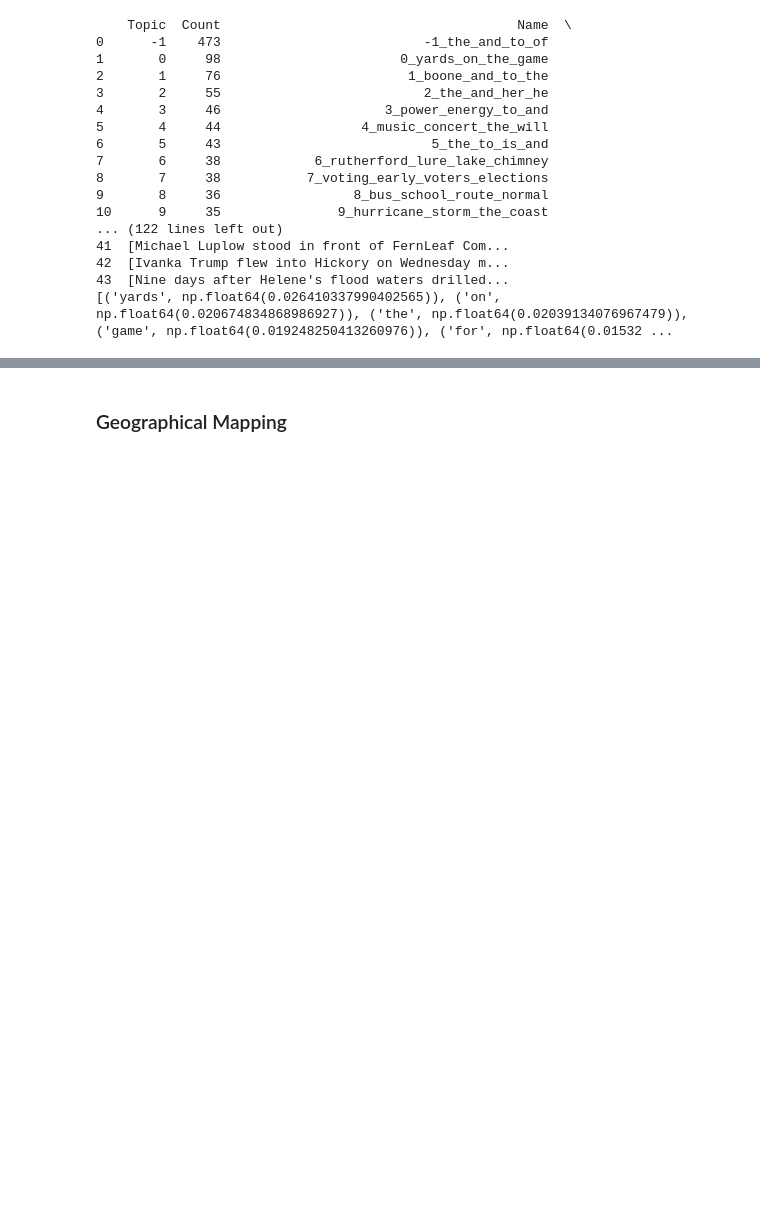
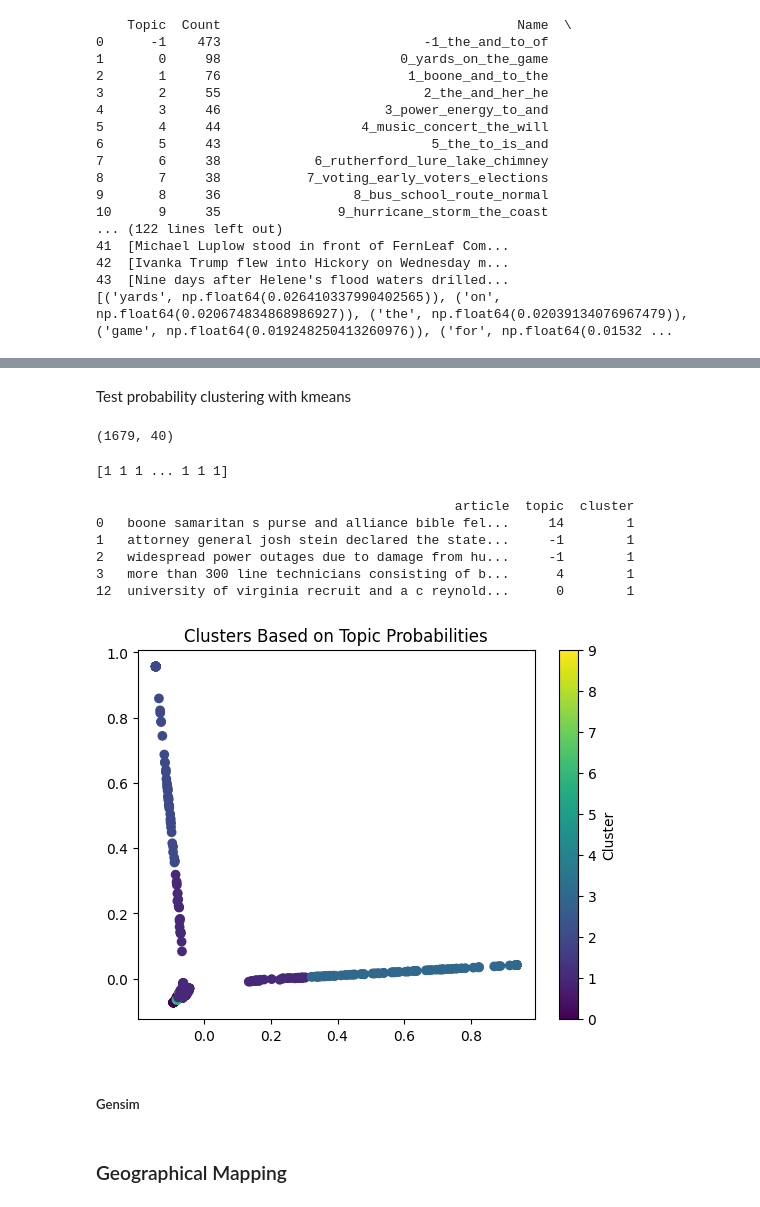
Before and after one commit to yanansun0074/helene_coverage, a Jupyter notebook: news_analysis.ipynb, the cells around one changed output, grey strips where cells are left out. Cells and saved outputs as stored; diff of their text form; code cells hidden in the pictures; blank space fills up the shorter version.

```diff
--- a/news_analysis.ipynb
+++ b/news_analysis.ipynb
@@ -185,0 +197,4 @@ import pandas as pd
+# %%
+# Use tokens without stop-words
+tokens = sub_articles.tokens.apply(lambda x: " ".join(x))
+tokens
@@ -224,0 +304,11 @@ print(topic_model.get_topic(5))  # Replace 0 with your topic number
+# %%
+from bertopic.representation import KeyBERTInspired
+
+representation_model = KeyBERTInspired()
+topic_model_1 = BERTopic(representation_model=representation_model)
+
+# Fit the model to your news articles
+topics, probs = topic_model_1.fit_transform(tokens)
+
+# View the topics
+print(topic_model_1.get_topic_info())
@@ -224,0 +349,6 @@ print(topic_model.get_topic(5))  # Replace 0 with your topic number
+# %%
+# Fit the model to your news articles
+topics, probs = topic_model_1.fit_transform(sub_articles['article_text'])
+
+# View the topics
+print(topic_model.get_topic_info())
@@ -225,3 +541,55 @@ print(topic_model.get_topic(5))  # Replace 0 with your topic number
+# %% [markdown]
+Test probability clustering with kmeans
+# %%
+probs.shape
+# %% [output]
+(1679, 40)
+# %%
+from sklearn.cluster import KMeans
+
+# Use topic probabilities as input for clustering
+num_clusters = 10  # Choose the number of clusters you want
+kmeans = KMeans(n_clusters=num_clusters, random_state=42)
+cluster_labels = kmeans.fit_predict(probs)
+
+# Now each article is assigned to a cluster
+print(cluster_labels)
+# %% [output]
+[1 1 1 ... 1 1 1]
+# %%
+import pandas as pd
+
+# Create a DataFrame
+topic_labels = pd.DataFrame({
+    'article': sub_articles['cleaned_text'],
+    'topic': topics,
+    'cluster': cluster_labels
+})
+
+print(topic_labels.head())
+# %% [output]
+                                              article  topic  cluster
+0   boone samaritan s purse and alliance bible fel...     14        1
+1   attorney general josh stein declared the state...     -1        1
+2   widespread power outages due to damage from hu...     -1        1
+3   more than 300 line technicians consisting of b...      4        1
+12  university of virginia recruit and a c reynold...      0        1
+# %%
+import matplotlib.pyplot as plt
+from sklearn.decomposition import PCA
+
+# Reduce dimensions for visualization
+pca = PCA(n_components=2)
+reduced_probs = pca.fit_transform(probs)
+
+plt.scatter(reduced_probs[:, 0], reduced_probs[:, 1], c=cluster_labels, cmap='viridis')
+plt.colorbar(label="Cluster")
+plt.title("Clusters Based on Topic Probabilities")
+plt.show()
+# %% [output]
+[figure, added]
+# %% [markdown]
+##### Gensim
 # %%
 from gensim import corpora
 from gensim.models import LdaModel
```
Also changed, not shown: parts of 63 cells of this notebook, 1 other file.
